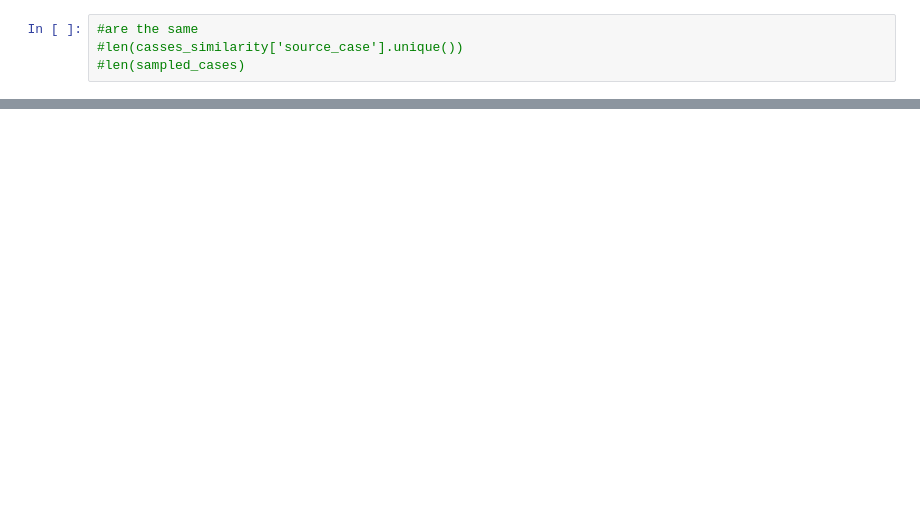
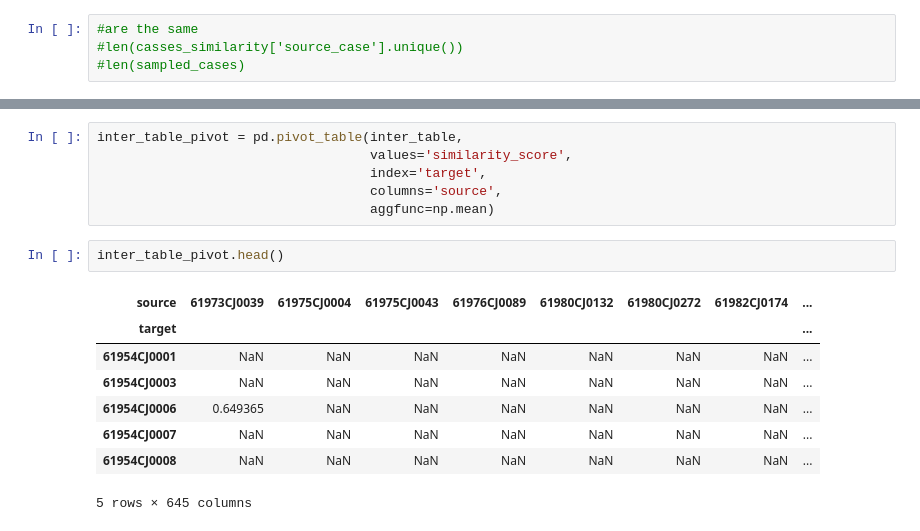
Before and after one commit to Shagunaawasthi/cjeu-court-decision-similarity, a Jupyter notebook: scripts/SetsAnalysis.ipynb, the cells around one changed output, grey strips where cells are left out. Drawn from its saved outputs; the diff is of its cells as text; blank space fills up the shorter version.

```diff
--- a/scripts/SetsAnalysis.ipynb
+++ b/scripts/SetsAnalysis.ipynb
@@ -138,0 +181,17 @@ plt.show()
+# %%
+inter_table_pivot = pd.pivot_table(inter_table,
+                                   values='similarity_score',
+                                   index='target',
+                                   columns='source',
+                                   aggfunc=np.mean)
+# %%
+inter_table_pivot.head()
+# %% [output]
+| source | 61973CJ0039 | 61975CJ0004 | 61975CJ0043 | 61976CJ0089 | 61980CJ0132 | 61980CJ0272 | 61982CJ0174 | ... |
+| target |  |  |  |  |  |  |  | ... |
+| 61954CJ0001 | NaN | NaN | NaN | NaN | NaN | NaN | NaN | ... |
+| 61954CJ0003 | NaN | NaN | NaN | NaN | NaN | NaN | NaN | ... |
+| 61954CJ0006 | 0.649365 | NaN | NaN | NaN | NaN | NaN | NaN | ... |
+| 61954CJ0007 | NaN | NaN | NaN | NaN | NaN | NaN | NaN | ... |
+| 61954CJ0008 | NaN | NaN | NaN | NaN | NaN | NaN | NaN | ... |
+5 rows × 645 columns
```
Also changed, not shown: parts of 44 cells of this notebook, 1 other file.
